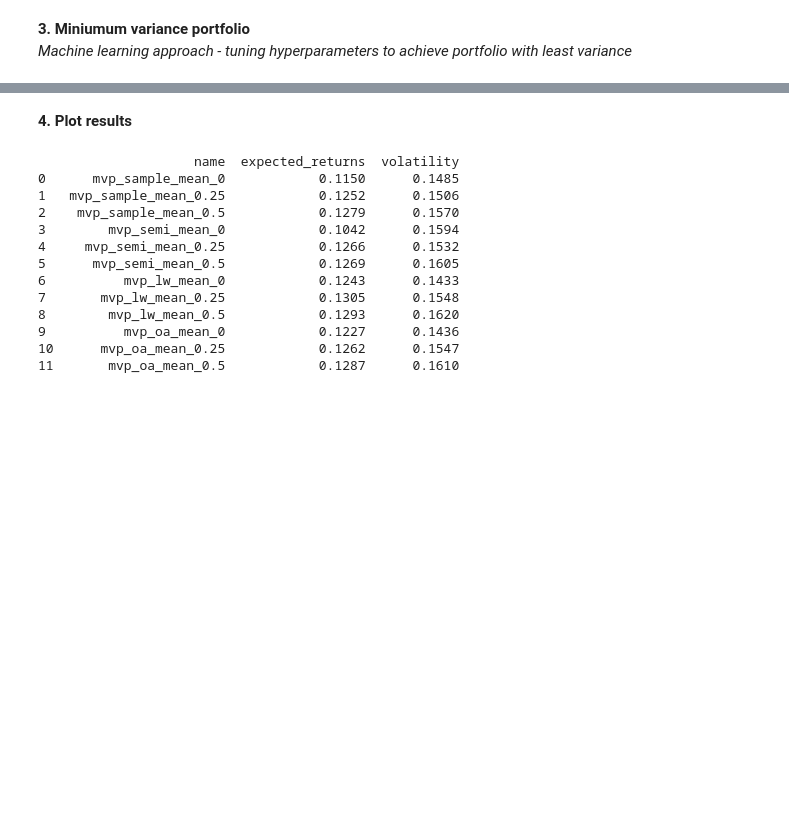
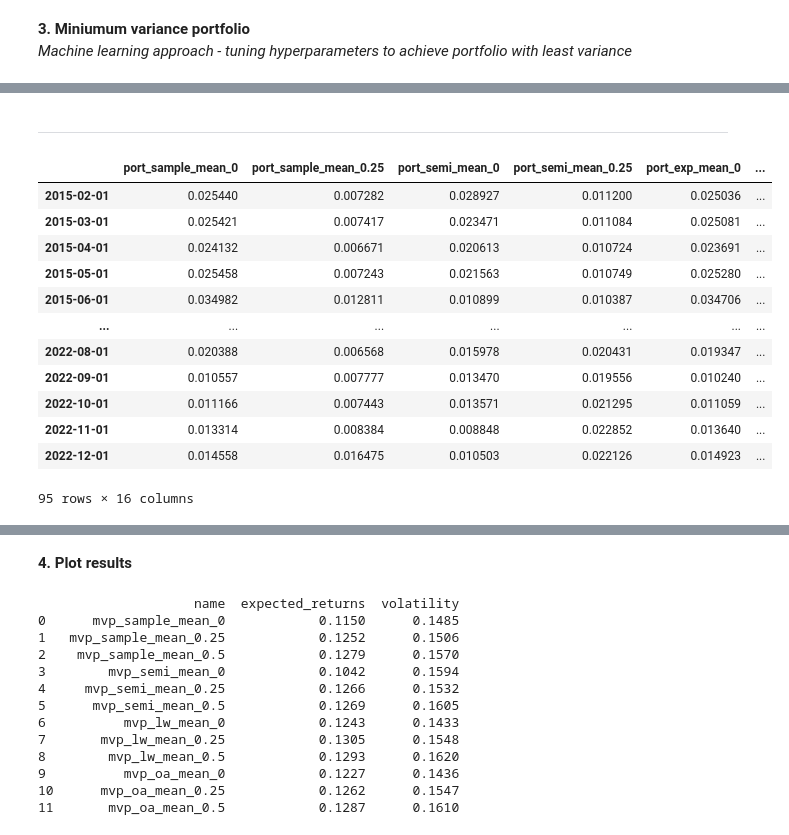
Before and after one commit to matkonar/portfolio-evaluation-and-visualisation, a Jupyter notebook: dax_mvp_project.ipynb, the cells around one changed output, grey strips where cells are left out. Drawn from its saved outputs; the diff is of its cells as text; code cells hidden in the pictures; blank space fills up the shorter version.

```diff
--- a/dax_mvp_project.ipynb
+++ b/dax_mvp_project.ipynb
@@ -389,0 +392,22 @@ Name: Close, Length: 119, dtype: float64}}
+# %%
+def stock_returns_to_df(stock_data_dict):
+    """
+    Converts a dictionary of stock data with monthly returns to a DataFrame.
+
+    Args:
+        stock_data_dict (dict): A dictionary containing stock data with monthly returns, where the keys represent stock tickers and the values are dictionaries containing information about each stock, including the 'Monthly_prices' Series.
+
+    Returns:
+        pandas.DataFrame: A DataFrame where the row index represents the dates stored in the 'Monthly_prices' Series, and the columns represent the stock tickers.
+
+    Raises:
+        Exception: If an error occurs during the conversion to DataFrame.
+
+    """
+    try:
+        stock_returns_table = pd.DataFrame({ticker: data['Monthly_prices'] for ticker, data in stock_data_dict.items()})
+        return stock_returns_table
+    except Exception as e:
+        raise(e)
+# %%
+stock_returns_tbl = stock_returns_to_df(stock_data)
@@ -390 +434,27 @@ Name: Close, Length: 119, dtype: float64}}
+# %% [markdown]
+----
+# %%
+hyperparameter_values = {
+    'cov_est': ["sample_cov", "semicovariance","exp_cov", "ledoit_wolf", "oracle_approximating", "ledoit_wolf_constant_variance", "ledoit_wolf_single_factor", "ledoit_wolf_constant_correlation"],
+    'mu_est': ["mean_historical_return"],
+    'penalty': [0, 0.25]  # [0, 0.25, 0.5, 1, 2, 4, 8]
+}  # user provides input
+# %%
+portfolio_candidate_returns = tune_portfolio(strategy="minimum variance", dataframe_returns=stock_returns_tbl, is_period = 24, parameter_values=hyperparameter_values) #"minimum variance", "maximum sharpe"
+# %%
+display(portfolio_candidate_returns)
+# %% [output]
+|  | port_sample_mean_0 | port_sample_mean_0.25 | port_semi_mean_0 | port_semi_mean_0.25 | port_exp_mean_0 | ... |
+| 2015-02-01 | 0.025440 | 0.007282 | 0.028927 | 0.011200 | 0.025036 | ... |
+| 2015-03-01 | 0.025421 | 0.007417 | 0.023471 | 0.011084 | 0.025081 | ... |
+| 2015-04-01 | 0.024132 | 0.006671 | 0.020613 | 0.010724 | 0.023691 | ... |
+| 2015-05-01 | 0.025458 | 0.007243 | 0.021563 | 0.010749 | 0.025280 | ... |
+| 2015-06-01 | 0.034982 | 0.012811 | 0.010899 | 0.010387 | 0.034706 | ... |
+| ... | ... | ... | ... | ... | ... | ... |
+| 2022-08-01 | 0.020388 | 0.006568 | 0.015978 | 0.020431 | 0.019347 | ... |
+| 2022-09-01 | 0.010557 | 0.007777 | 0.013470 | 0.019556 | 0.010240 | ... |
+| 2022-10-01 | 0.011166 | 0.007443 | 0.013571 | 0.021295 | 0.011059 | ... |
+| 2022-11-01 | 0.013314 | 0.008384 | 0.008848 | 0.022852 | 0.013640 | ... |
+| 2022-12-01 | 0.014558 | 0.016475 | 0.010503 | 0.022126 | 0.014923 | ... |
+95 rows × 16 columns
 # %%
```
Also changed, not shown: parts of 16 cells of this notebook, 1 other file.
